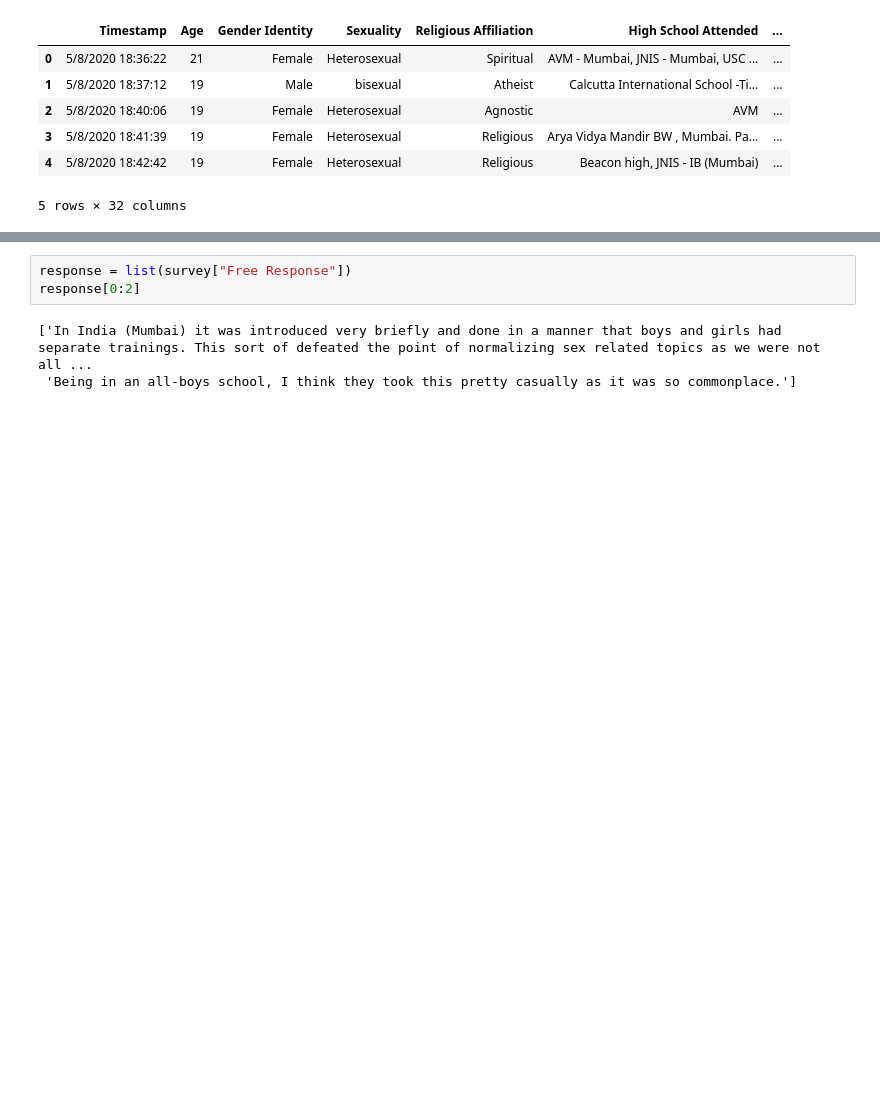
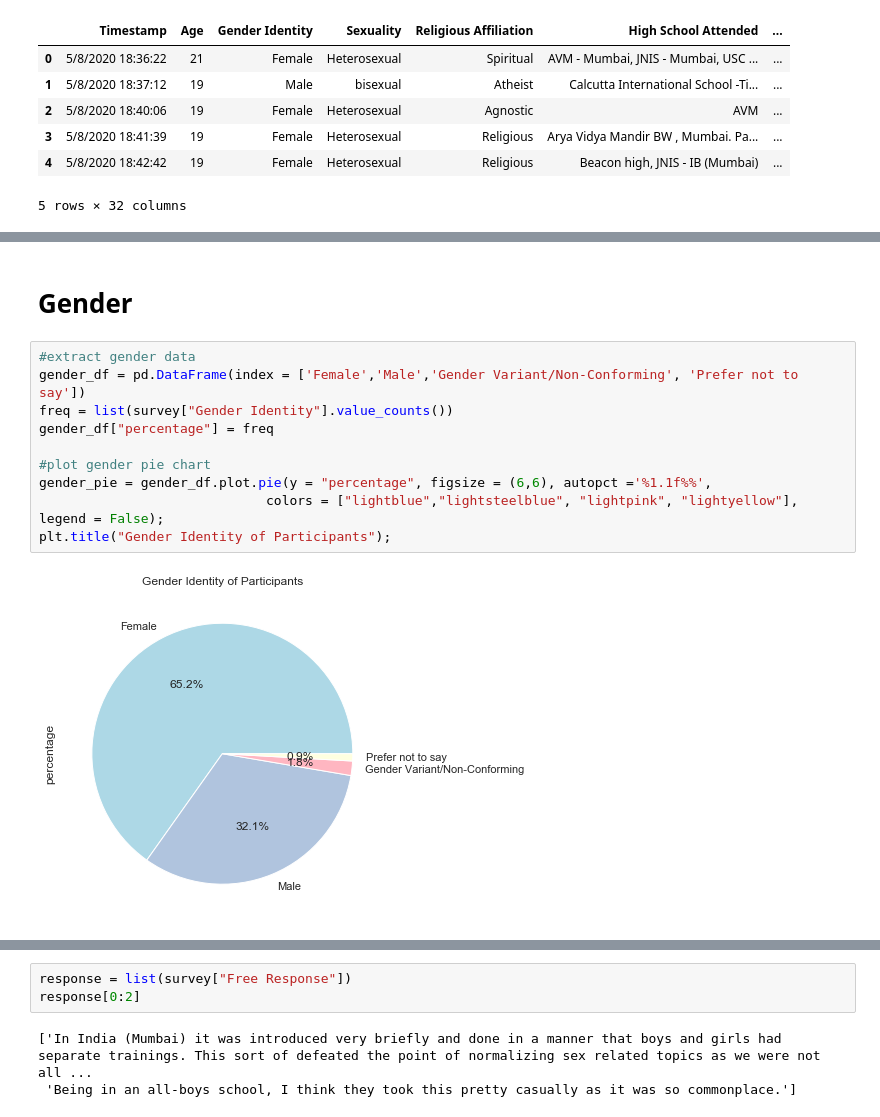
Before and after one commit to anusha0712/Sex-Ed-Survey, a Jupyter notebook: Education Survey.ipynb, the cells around one changed output, grey strips where cells are left out. Cells and saved outputs as stored; diff of their text form; blank space fills up the shorter version.

```diff
--- a/Education Survey.ipynb
+++ b/Education Survey.ipynb
@@ -45,0 +87,14 @@ survey.head()
+# %% [markdown]
+# Gender
+# %%
+#extract gender data
+gender_df = pd.DataFrame(index = ['Female','Male','Gender Variant/Non-Conforming', 'Prefer not to say'])
+freq = list(survey["Gender Identity"].value_counts())
+gender_df["percentage"] = freq
+
+#plot gender pie chart
+gender_pie = gender_df.plot.pie(y = "percentage", figsize = (6,6), autopct ='%1.1f%%',
+                             colors = ["lightblue","lightsteelblue", "lightpink", "lightyellow"], legend = False);
+plt.title("Gender Identity of Participants");
+# %% [output]
+[figure, added]
```
Also changed, not shown: parts of 21 cells of this notebook.
